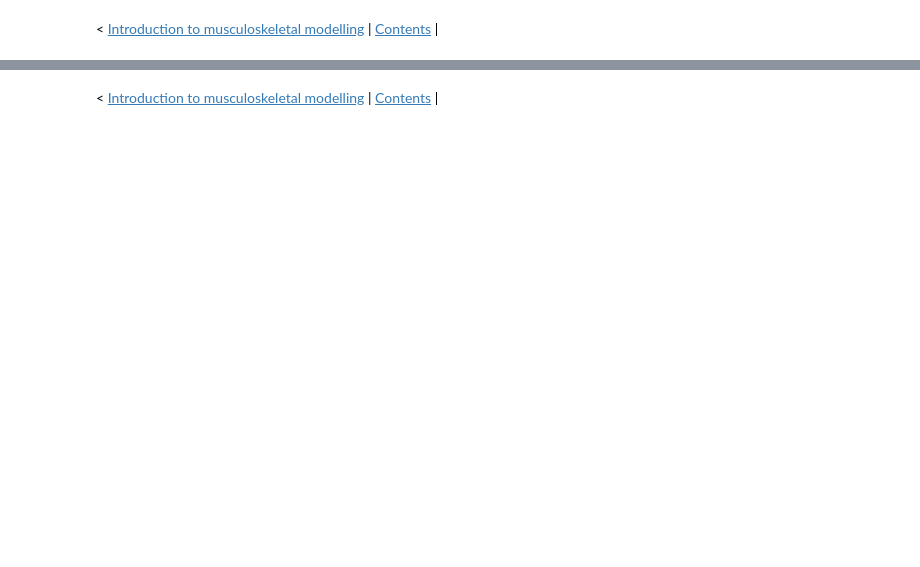
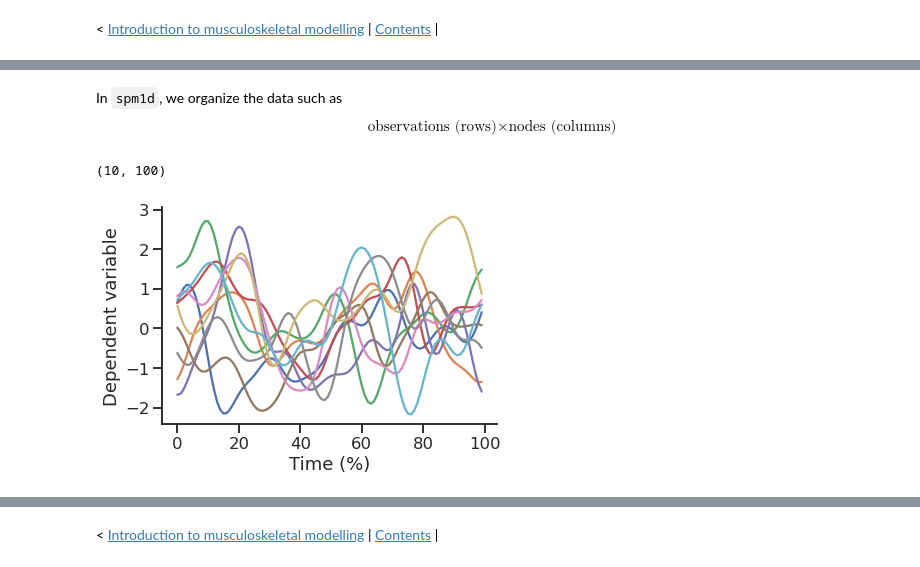
Before and after one commit to pyomeca/tutorials, a Jupyter notebook: notebooks/03.00-stats-and-machine-learning.ipynb, the cells around one changed output, grey strips where cells are left out. Cells and saved outputs as stored; diff of their text form; code cells hidden in the pictures; blank space fills up the shorter version.

```diff
--- a/notebooks/03.00-stats-and-machine-learning.ipynb
+++ b/notebooks/03.00-stats-and-machine-learning.ipynb
@@ -23,0 +24,11 @@
+# %%
+import numpy as np
+import matplotlib.pyplot as plt
+import seaborn as sns
+import spm1d
+
+%load_ext lab_black
+
+sns.set(style="ticks", context="talk")
+
+np.random.seed(42)
@@ -23,0 +46,22 @@
+# %%
+observations = 10
+nodes = 100
+
+data = spm1d.rft1d.randn1d(observations, nodes)
+# %% [markdown]
+In `spm1d`, we organize the data such as
+$$\text{observations (rows)} \times \text{nodes (columns)}$$
+# %%
+data.shape
+# %% [output]
+(10, 100)
+# %%
+# we transpose the data because nodes should be on the first dimensions with matplotlib
+plt.plot(data.T)
+
+plt.ylabel("Dependent variable")
+plt.xlabel("Time (%)")
+
+sns.despine()
+# %% [output]
+[figure, added]
```
Also changed, not shown: parts of 17 cells of this notebook, 7 other files.
